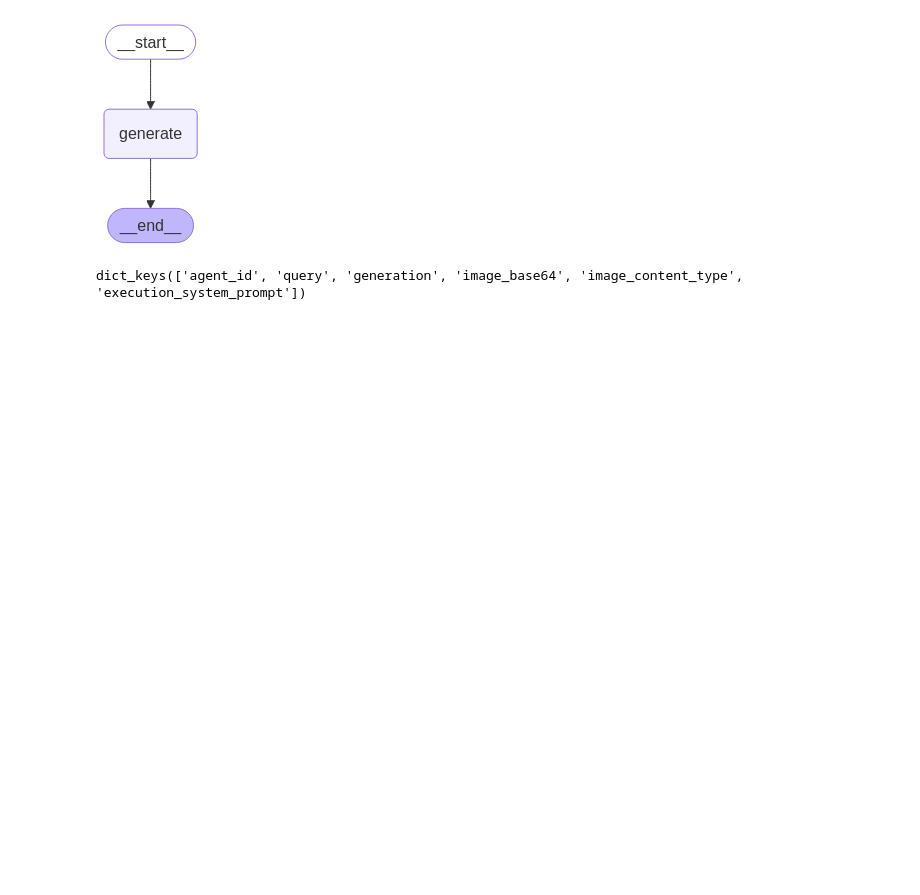
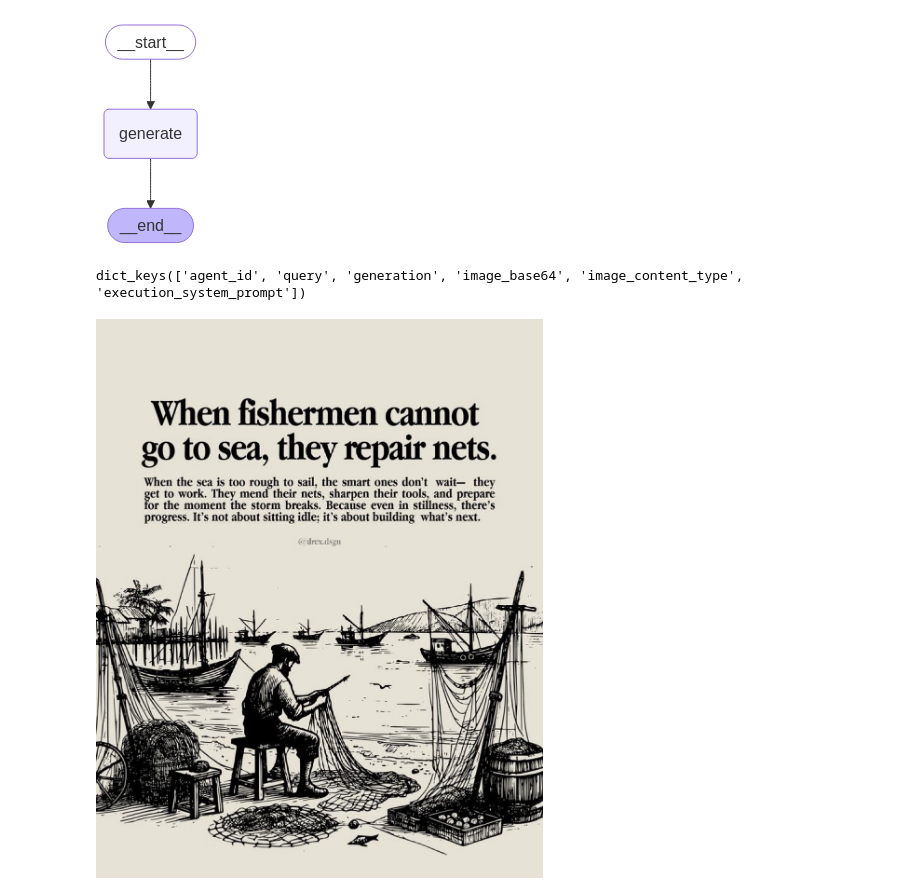
Before and after one commit to bsantanna/agent-lab, a Jupyter notebook: notebooks/vision_document_agent.ipynb, the cells around one changed output. Saved outputs shown, nothing was run; the diff lists cells and outputs as text; code cells hidden in the pictures; blank space fills up the shorter version.

Commit message:
image change in vision document

```diff
--- a/notebooks/vision_document_agent.ipynb
+++ b/notebooks/vision_document_agent.ipynb
@@ -92,6 +88,10 @@ result = workflow.invoke(inputs, agent_config)
 print(result.keys())
 # %% [output]
 dict_keys(['agent_id', 'query', 'generation', 'image_base64', 'image_content_type', 'execution_system_prompt'])
+# %%
+display(Image(filename="tests/integration/vision_document_01.png"))
+# %% [output]
+[figure, added]
 # %%
 print(result['generation'])
 # %% [output]
```
Also changed, not shown: parts of 4 cells of this notebook, 2 other files.
